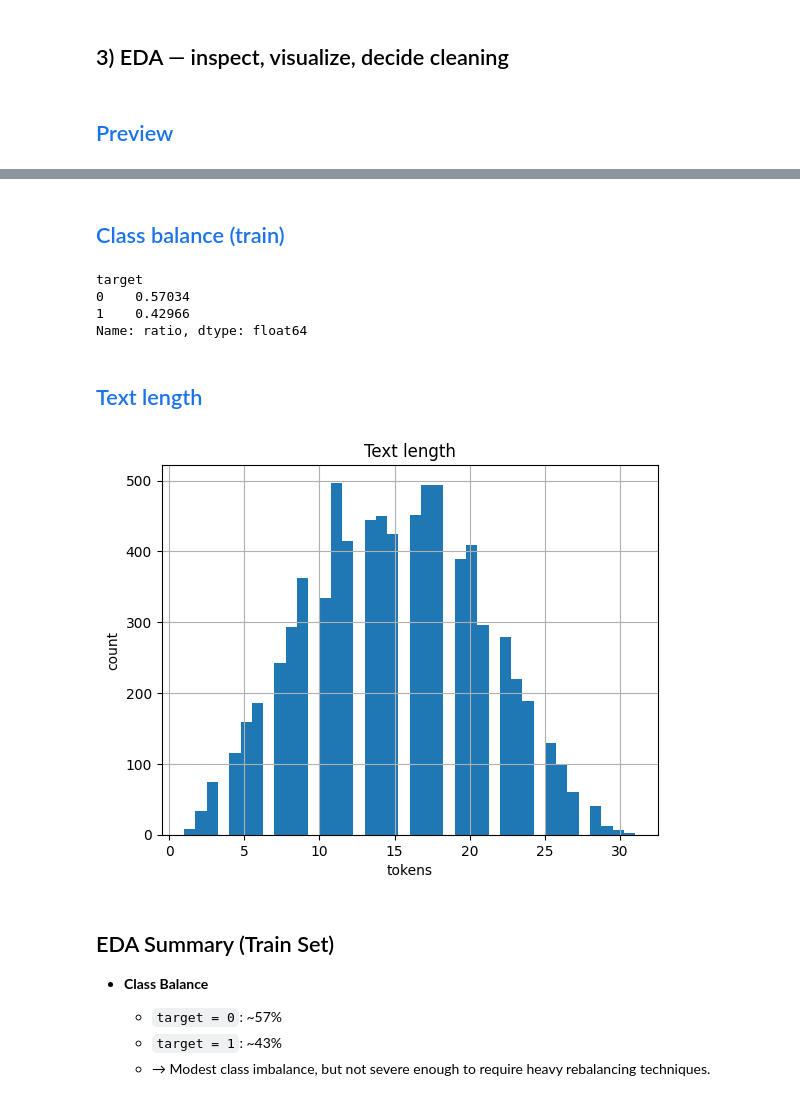
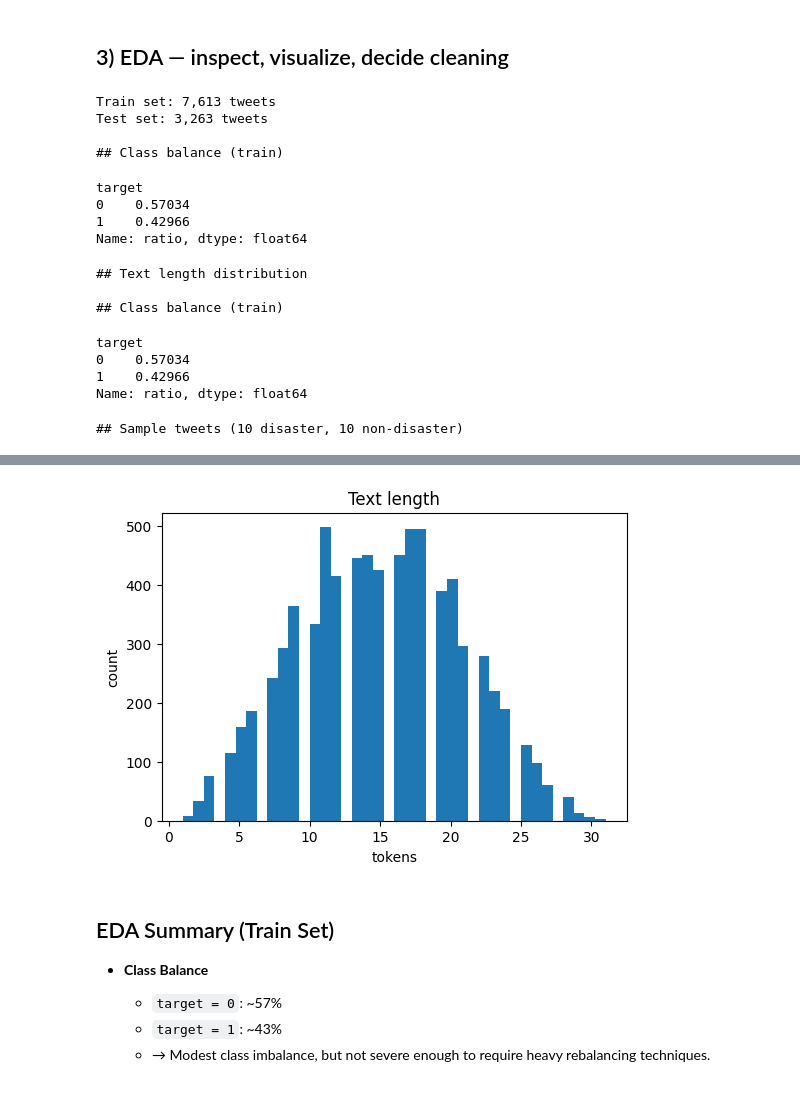
Before and after one commit to tgrytnes/NLP-disaster-tweets, a Jupyter notebook: Disaster_Tweets_Week4_BiLSTM_Report.ipynb, the cells around one changed output, grey strips where cells are left out. Drawn from its saved outputs; the diff is of its cells as text; code cells hidden in the pictures.

Commit message:
Final notebook version – Week 4 NLP Disaster Tweets project

```diff
--- a/Disaster_Tweets_Week4_BiLSTM_Report.ipynb
+++ b/Disaster_Tweets_Week4_BiLSTM_Report.ipynb
@@ -152,30 +178,61 @@ Download complete: ['sample_submission.csv', 'test.csv', 'train.csv']
 
 ## 3) EDA — inspect, visualize, decide cleaning
 # %%
-# Load
+# Load data
 train_df = pd.read_csv(CFG["paths"]["train"])
 test_df  = pd.read_csv(CFG["paths"]["test"])
 
-# Subset for quick local testing
-if CFG["subset_rows"] and CFG["subset_rows"] > 0:
-    train_df = train_df.iloc[:CFG["subset_rows"]].copy()
-    test_df  = test_df.iloc[: min(CFG["subset_rows"], len(test_df))].copy()
+print(f"Train set: {len(train_df):,} tweets")
+print(f"Test set: {len(test_df):,} tweets")
 
-h2("Preview")
-display(train_df.head())
-display(test_df.head())
+# === Class balance (train) ===
+if "target" in train_df.columns:
+    print("\n## Class balance (train)")
+    class_balance = train_df["target"].value_counts(normalize=True).rename("ratio")
+    display(class_balance)
 
-h2("Class balance (train)")
+# === Text length distribution ===
+print("\n## Text length distribution")
+train_df["text_len"] = train_df["text"].astype(str).str.split().map(len)
+
+# === Class balance (train) ===
+pd.set_option('display.max_colwidth', None)
+
+# === Class balance (train) ===
 if "target" in train_df.columns:
-    display(train_df["target"].value_counts(normalize=True).rename("ratio"))
+    print("\n## Class balance (train)")
+    class_balance = train_df["target"].value_counts(normalize=True).rename("ratio")
+    display(class_balance)
 
-h2("Text length")
-train_df["text_len"] = train_df["text"].astype(str).str.split().map(len)
-plt.figure()
+    # Show random examples (full text)
+    print("\n## Sample tweets (10 disaster, 10 non-disaster)")
+    sample_disaster = train_df[train_df["target"] == 1].sample(10, random_state=CFG.get("seed", 42))
+    sample_nondisaster = train_df[train_df["target"] == 0].sample(10, random_state=CFG.get("seed", 42))
+
+    display(sample_disaster[["text", "keyword", "location"]])
+    display(sample_nondisaster[["text", "keyword", "location"]])
+
+plt.figure(figsize=(6,4))
 train_df["text_len"].hist(bins=40)
 plt.title("Text length")
 plt.xlabel("tokens")
 plt.ylabel("count")
+plt.grid(False)
 plt.show()
 # %% [output]
-Preview
+Train set: 7,613 tweets
+Test set: 3,263 tweets
+
+## Class balance (train)
+target
+0    0.57034
+1    0.42966
+Name: ratio, dtype: float64
+## Text length distribution
+
+## Class balance (train)
+target
+0    0.57034
+1    0.42966
+Name: ratio, dtype: float64
+## Sample tweets (10 disaster, 10 non-disaster)
@@ -194,10 +261,4 @@ Preview
-Class balance (train)
-target
-0    0.57034
-1    0.42966
-Name: ratio, dtype: float64
-Text length
-[figure, old version]
+[figure, new version]
 # %% [markdown]
 ## EDA Summary (Train Set)
 
```
Also changed, not shown: parts of 40 cells of this notebook.
